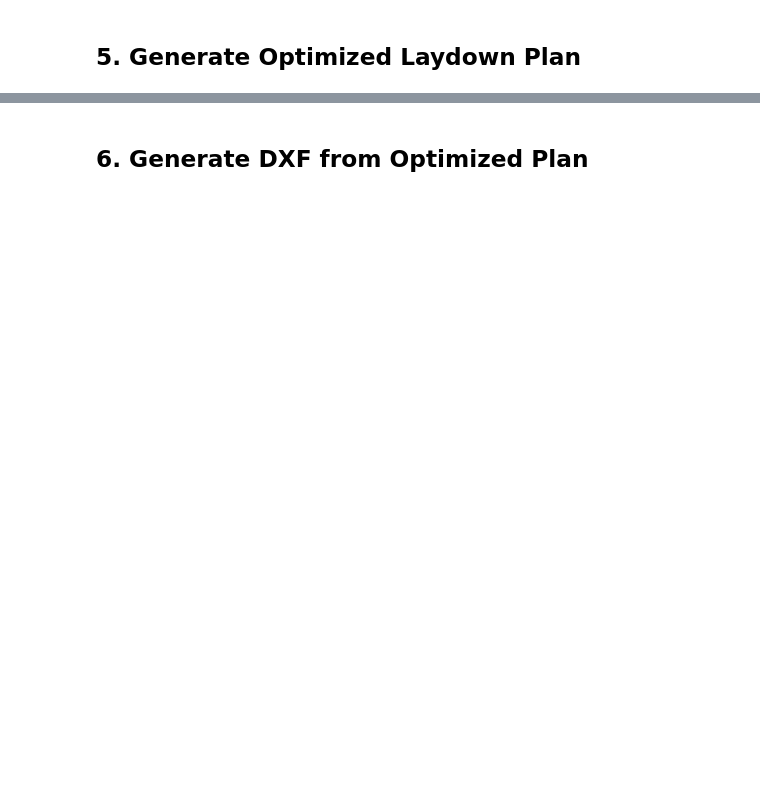
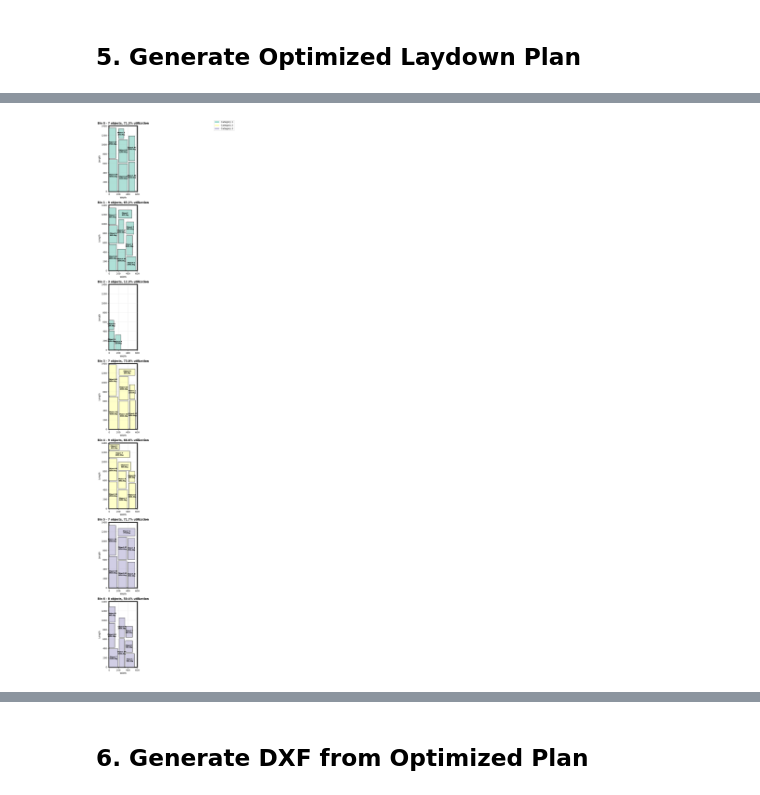
Before and after one commit to IfcConstructionManagerProxy/laydown-planner, a Jupyter notebook: notebooks/optimize_laydown.ipynb, the cells around one changed output, grey strips where cells are left out. Saved outputs shown, nothing was run; the diff lists cells and outputs as text; code cells hidden in the pictures; blank space fills up the shorter version.

```diff
--- a/notebooks/optimize_laydown.ipynb
+++ b/notebooks/optimize_laydown.ipynb
@@ -166,0 +296,11 @@ print('✓ Packing algorithm defined')
+# %%
+# User input for minimum spacing
+spacing_input = input(f"Enter minimum spacing between objects (default 0): ").strip()
+
+try:
+    min_spacing = float(spacing_input) if spacing_input else 0
+except ValueError:
+    print("Invalid input! Using default: 0")
+    min_spacing = 0
+
+print(f"✓ Using minimum spacing: {min_spacing}")
@@ -167,7 +339,8 @@ print('✓ Packing algorithm defined')
 # %% [markdown]
 ## 5. Generate Optimized Laydown Plan
 # %%
-bins = pack_objects(objects_df, bin_width=100, bin_length=100)
+# Pack objects with user-specified bin sizes
+bins = pack_objects(objects_df, bin_width=bin_width, bin_length=bin_length, min_spacing=min_spacing)
 
 print(f'\n✓ Packing complete')
 print(f'Total bins needed: {len(bins)}')
@@ -179,0 +373,82 @@ for i, bin_obj in enumerate(bins):
+# %%
+import matplotlib.pyplot as plt
+import matplotlib.patches as patches
+import numpy as np
+
+# Visualize bins
+fig, axes = plt.subplots(len(bins), 1, figsize=(14, 5*len(bins)))
+
+# Handle single bin case
+if len(bins) == 1:
+    axes = [axes]
+
+# Color map for categories
+categories = objects_df['category'].unique()
+color_map = {cat: plt.cm.Set3(i) for i, cat in enumerate(categories)}
+
+for bin_idx, bin_obj in enumerate(bins):
+    ax = axes[bin_idx]
+
+    # Draw bin boundary
+    bin_rect = patches.Rectangle((0, 0), bin_obj.width, bin_obj.length,
+                                  linewidth=3, edgecolor='black', facecolor='none')
+    ax.add_patch(bin_rect)
+
+    # Draw objects
+    stack_offset = {}
+    for rect in bin_obj.rectangles:
+        # Calculate stack offset
+        key = (rect.x, rect.y)
+        if key not in stack_offset:
+            stack_offset[key] = 0
+        offset = stack_offset[key]
+        stack_offset[key] += 2
+
+        # Get color based on category
+        color = color_map.get(rect.category, 'gray')
+
+        # Draw rectangle with offset for stacked items
+        x = rect.x + offset
+        y = rect.y + offset
+        w = rect.get_width()
+        l = rect.get_length()
+
+        obj_rect = patches.Rectangle((x, y), w, l,
+                                     linewidth=1.5, edgecolor='black',
+                                     facecolor=color, alpha=0.7)
+        ax.add_patch(obj_rect)
+
+        # Add label
+        label = f"{rect.obj_name}\n{rect.weight}kg"
+        if rect.stack_height > 1:
+            label += f"\n(x{rect.stack_height})"
+
+        ax.text(x + w/2, y + l/2, label, ha='center', va='center',
+               fontsize=7, fontweight='bold')
+
+    # Customize axis
+    ax.set_xlim(-10, bin_obj.width + 10)
+    ax.set_ylim(-10, bin_obj.length + 10)
+    ax.set_aspect('equal')
+    ax.grid(True, alpha=0.3)
+    ax.set_xlabel('Width', fontsize=10)
+    ax.set_ylabel('Length', fontsize=10)
+
+    # Calculate utilization
+    total_area = sum(rect.area() for rect in bin_obj.rectangles)
+    utilization = (total_area / (bin_obj.width * bin_obj.length)) * 100
+
+    ax.set_title(f'Bin {bin_idx} - {len(bin_obj.rectangles)} objects, {utilization:.1f}% utilization',
+                fontsize=12, fontweight='bold')
+
+# Add legend
+legend_elements = [patches.Patch(facecolor=color_map[cat], label=cat)
+                  for cat in sorted(categories)]
+fig.legend(handles=legend_elements, loc='upper right', fontsize=10)
+
+plt.tight_layout()
+plt.show()
+
+print('✓ Visualization complete')
+# %% [output]
+[figure, added]
```
Also changed, not shown: parts of 16 cells of this notebook, 1 other file.
